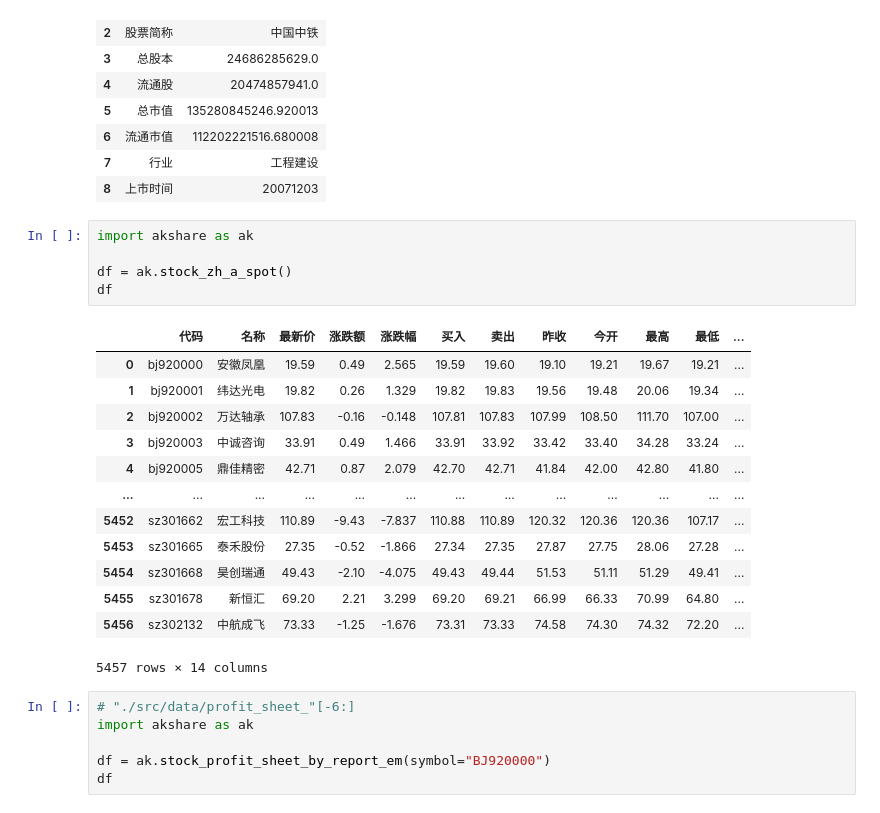
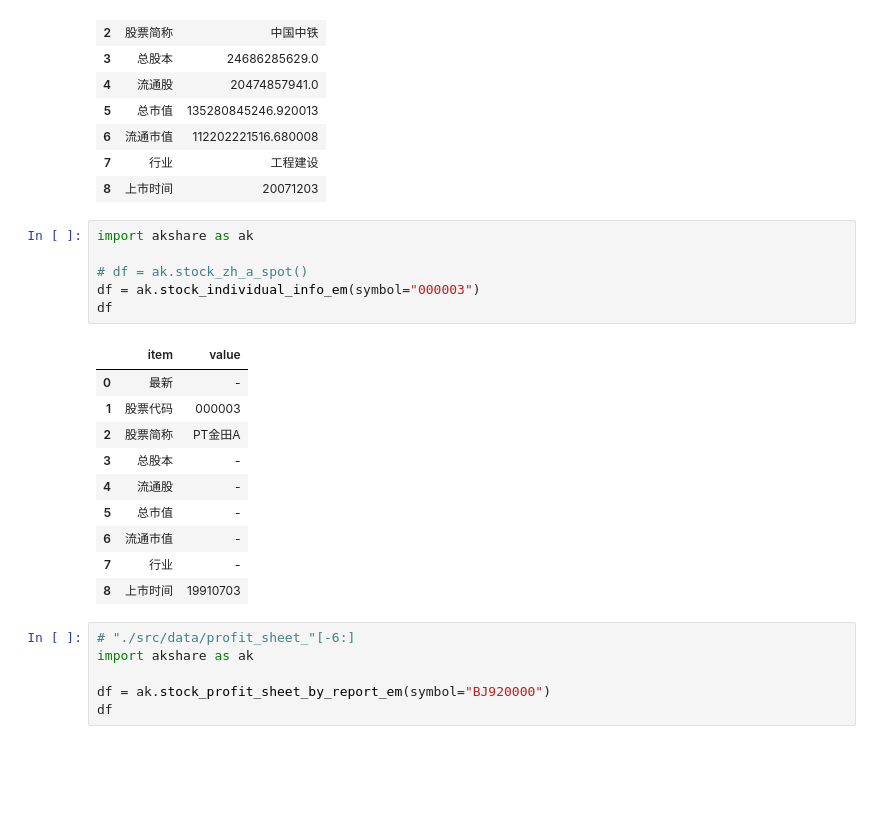
Before and after one commit to zmdsn/ecox, a Jupyter notebook: help.ipynb, the cells around one changed output. Saved outputs shown, nothing was run; the diff lists cells and outputs as text; blank space fills up the shorter version.

```diff
--- a/help.ipynb
+++ b/help.ipynb
@@ -26,22 +26,20 @@ stock_individual_info_em_df
 # %%
 import akshare as ak
 
-df = ak.stock_zh_a_spot()
+# df = ak.stock_zh_a_spot()
+df = ak.stock_individual_info_em(symbol="000003")
 df
 # %% [output]
-|  | 代码 | 名称 | 最新价 | 涨跌额 | 涨跌幅 | 买入 | 卖出 | 昨收 | 今开 | 最高 | 最低 | ... |
-| 0 | bj920000 | 安徽凤凰 | 19.59 | 0.49 | 2.565 | 19.59 | 19.60 | 19.10 | 19.21 | 19.67 | 19.21 | ... |
-| 1 | bj920001 | 纬达光电 | 19.82 | 0.26 | 1.329 | 19.82 | 19.83 | 19.56 | 19.48 | 20.06 | 19.34 | ... |
-| 2 | bj920002 | 万达轴承 | 107.83 | -0.16 | -0.148 | 107.81 | 107.83 | 107.99 | 108.50 | 111.70 | 107.00 | ... |
-| 3 | bj920003 | 中诚咨询 | 33.91 | 0.49 | 1.466 | 33.91 | 33.92 | 33.42 | 33.40 | 34.28 | 33.24 | ... |
-| 4 | bj920005 | 鼎佳精密 | 42.71 | 0.87 | 2.079 | 42.70 | 42.71 | 41.84 | 42.00 | 42.80 | 41.80 | ... |
-| ... | ... | ... | ... | ... | ... | ... | ... | ... | ... | ... | ... | ... |
-| 5452 | sz301662 | 宏工科技 | 110.89 | -9.43 | -7.837 | 110.88 | 110.89 | 120.32 | 120.36 | 120.36 | 107.17 | ... |
-| 5453 | sz301665 | 泰禾股份 | 27.35 | -0.52 | -1.866 | 27.34 | 27.35 | 27.87 | 27.75 | 28.06 | 27.28 | ... |
-| 5454 | sz301668 | 昊创瑞通 | 49.43 | -2.10 | -4.075 | 49.43 | 49.44 | 51.53 | 51.11 | 51.29 | 49.41 | ... |
-| 5455 | sz301678 | 新恒汇 | 69.20 | 2.21 | 3.299 | 69.20 | 69.21 | 66.99 | 66.33 | 70.99 | 64.80 | ... |
-| 5456 | sz302132 | 中航成飞 | 73.33 | -1.25 | -1.676 | 73.31 | 73.33 | 74.58 | 74.30 | 74.32 | 72.20 | ... |
+|  | item | value |
+| 0 | 最新 | - |
+| 1 | 股票代码 | 000003 |
+| 2 | 股票简称 | PT金田A |
+| 3 | 总股本 | - |
+| 4 | 流通股 | - |
+| 5 | 总市值 | - |
+| 6 | 流通市值 | - |
+| 7 | 行业 | - |
+| 8 | 上市时间 | 19910703 |
-5457 rows × 14 columns
 # %%
 # "./src/data/profit_sheet_"[-6:]
 import akshare as ak
```
Also changed, not shown: parts of 28 cells of this notebook, 53 other files.
